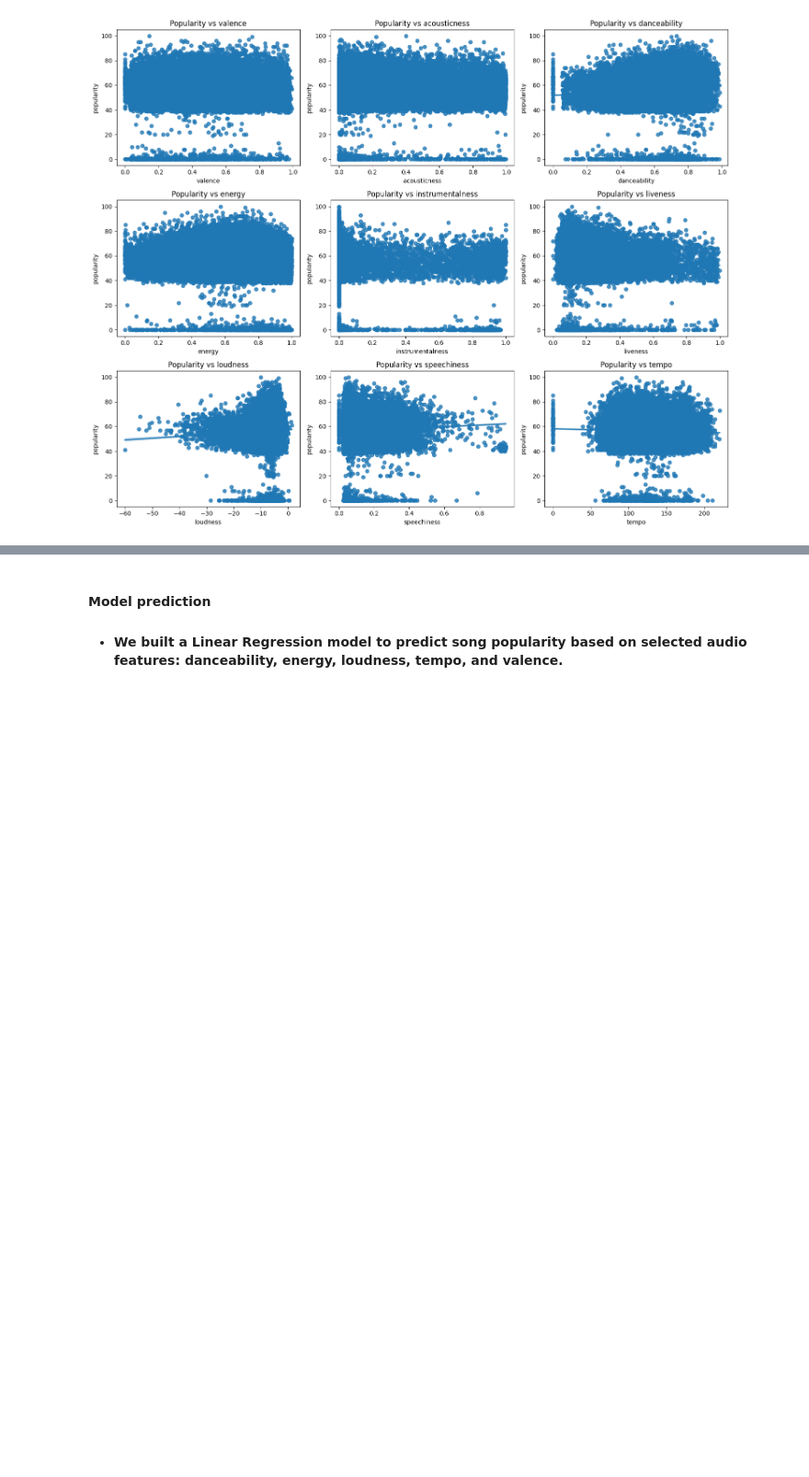
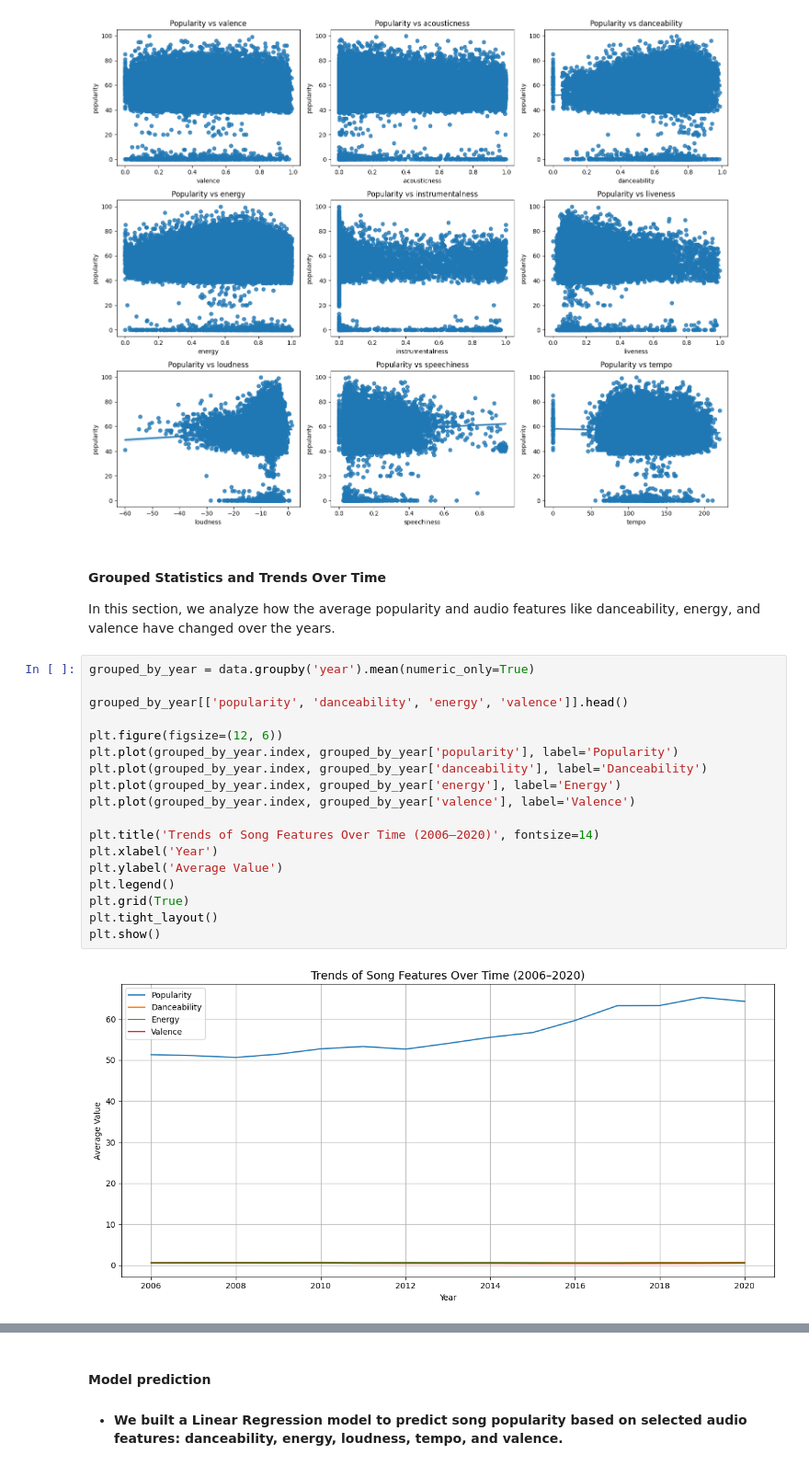
Before and after one commit to mohsayegh/spotify-data-analysis, a Jupyter notebook: spotify_project.ipynb, the cells around one changed output, grey strips where cells are left out. Shown at 92% size. Saved outputs shown, nothing was run; the diff lists cells and outputs as text; blank space fills up the shorter version.

Commit message:
Added grouped statistics and trend analysis section

```diff
--- a/spotify_project.ipynb
+++ b/spotify_project.ipynb
@@ -122,3 +122,27 @@ plt.tight_layout()
 plt.show()
 # %% [output]
 [figure]
+# %% [markdown]
+#### __Grouped Statistics and Trends Over Time__
+
+In this section, we analyze how the average popularity and audio features like danceability, energy, and valence have changed over the years.
+# %%
+grouped_by_year = data.groupby('year').mean(numeric_only=True)
+
+grouped_by_year[['popularity', 'danceability', 'energy', 'valence']].head()
+
+plt.figure(figsize=(12, 6))
+plt.plot(grouped_by_year.index, grouped_by_year['popularity'], label='Popularity')
+plt.plot(grouped_by_year.index, grouped_by_year['danceability'], label='Danceability')
+plt.plot(grouped_by_year.index, grouped_by_year['energy'], label='Energy')
+plt.plot(grouped_by_year.index, grouped_by_year['valence'], label='Valence')
+
+plt.title('Trends of Song Features Over Time (2006–2020)', fontsize=14)
+plt.xlabel('Year')
+plt.ylabel('Average Value')
+plt.legend()
+plt.grid(True)
+plt.tight_layout()
+plt.show()
+# %% [output]
+[figure, added]
```
Also changed, not shown: parts of 1 cell of this notebook.
